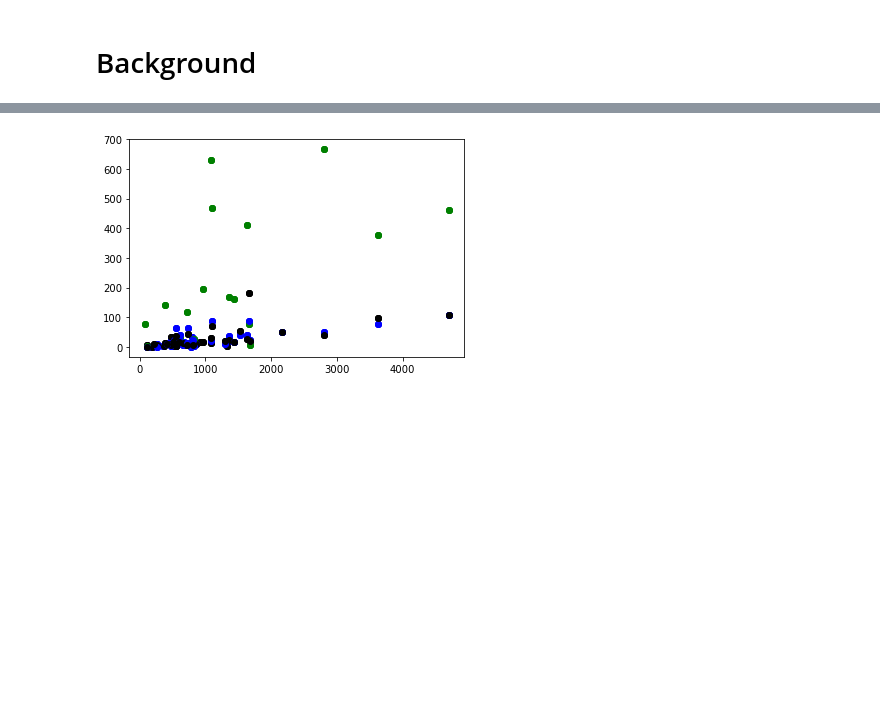
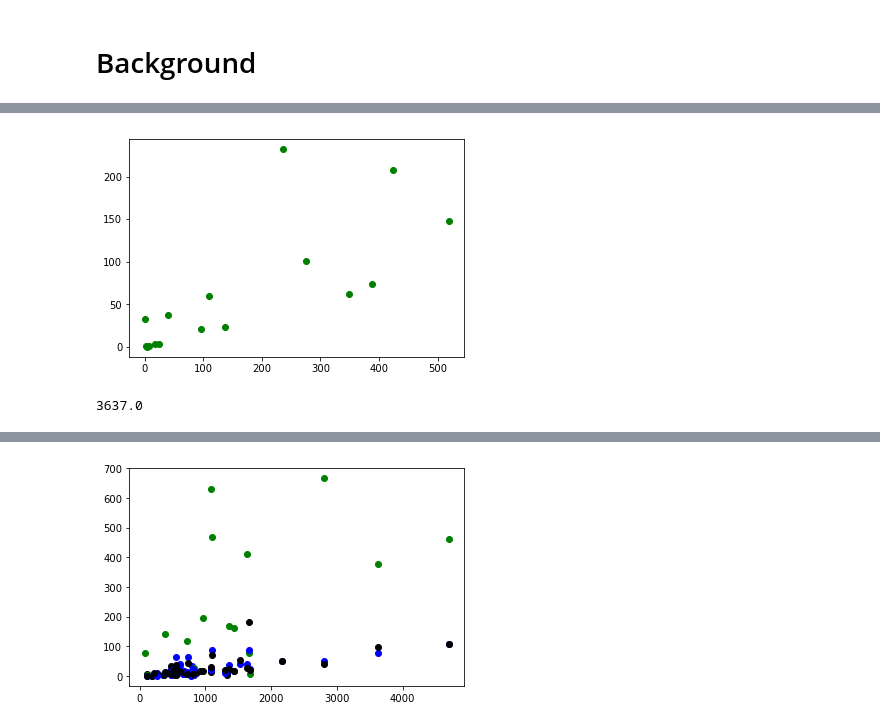
Before and after one commit to FMazzoni/bootcamp18, a Jupyter notebook: Active.ipynb, the cells around one changed output, grey strips where cells are left out. Saved outputs shown, nothing was run; the diff lists cells and outputs as text; code cells hidden in the pictures; blank space fills up the shorter version.

```diff
--- a/Active.ipynb
+++ b/Active.ipynb
@@ -15,4 +35,5 @@ import matplotlib.pyplot as plt
 # %%
-Dataset = pd.read_csv("bachelors_major_ma_2015_16.csv")
+Major = Dataset[['Institution Name','Enrolled total (ADM2015_RV)',"Grand total men (C2016_A  First major  Engineering  Bachelor's degree)","Grand total women (C2016_A  First major  Engineering  Bachelor's degree)","Grand total men (C2016_A  First major  Physical Sciences  Bachelor's degree)","Grand total women (C2016_A  First major  Physical Sciences  Bachelor's degree)", "Grand total men (C2016_A  First major  Mathematics and Statistics  Bachelor's degree)","Grand total women (C2016_A  First major  Mathematics and Statistics  Bachelor's degree)"]]
+Major = Major.dropna()
 
-Major = Dataset[['Institution Name','Enrolled total (ADM2015_RV)',"Grand total men (C2016_A  First major  Engineering  Bachelor's degree)","Grand total women (C2016_A  First major  Engineering  Bachelor's degree)","Grand total men (C2016_A  First major  Physical Sciences  Bachelor's degree)","Grand total women (C2016_A  First major  Physical Sciences  Bachelor's degree)", "Grand total men (C2016_A  First major  Mathematics and Statistics  Bachelor's degree)","Grand total women (C2016_A  First major  Mathematics and Statistics  Bachelor's degree)"]]
+Major.describe()
@@ -61,0 +50,7 @@ print(unis)
+# %%
+#TEST CELL
+unis = Major[0 :1]
+for x in range(len(Major)):
+    unis = np.vstack((unis , Major[x+1 :(x+2 )] ))
+
+print(unis)
@@ -61,0 +77,32 @@ print(unis)
+# %%
+tot_m_engin = 0
+tot_w_engin = 0
+tot_engin = 0
+
+tot_m_math = 0
+tot_w_math = 0
+tot_math = 0
+
+tot_m_phys = 0
+tot_w_phys = 0
+tot_phys = 0
+# %%
+for i in range(len(unis[:,1])):
+    name = (unis[i,0])
+    enroll = (unis[i,1])
+
+    m_engin = (unis[i,2])
+    w_engin =(unis[i,3])
+
+    loc_engin = m_engin + w_engin
+    tot_engin = tot_engin + loc_engin
+
+    if m_engin or w_engin > 0:
+        plt.plot(m_engin, w_engin , color='green', marker='o')
+
+plt.show()
+
+print(tot_engin)
+# %% [output]
+[figure, added]
+3637.0
```
Also changed, not shown: parts of 24 cells of this notebook, 2 other files.
